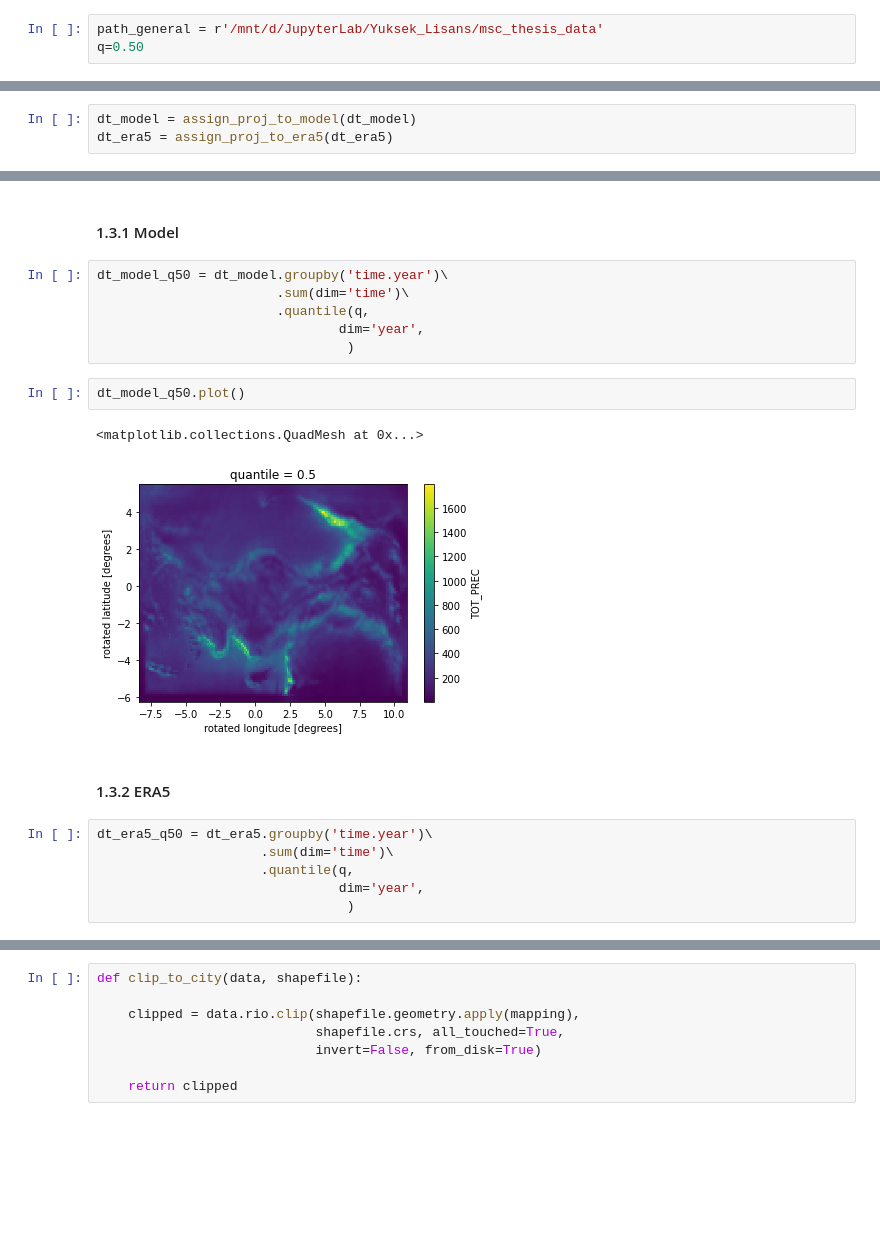
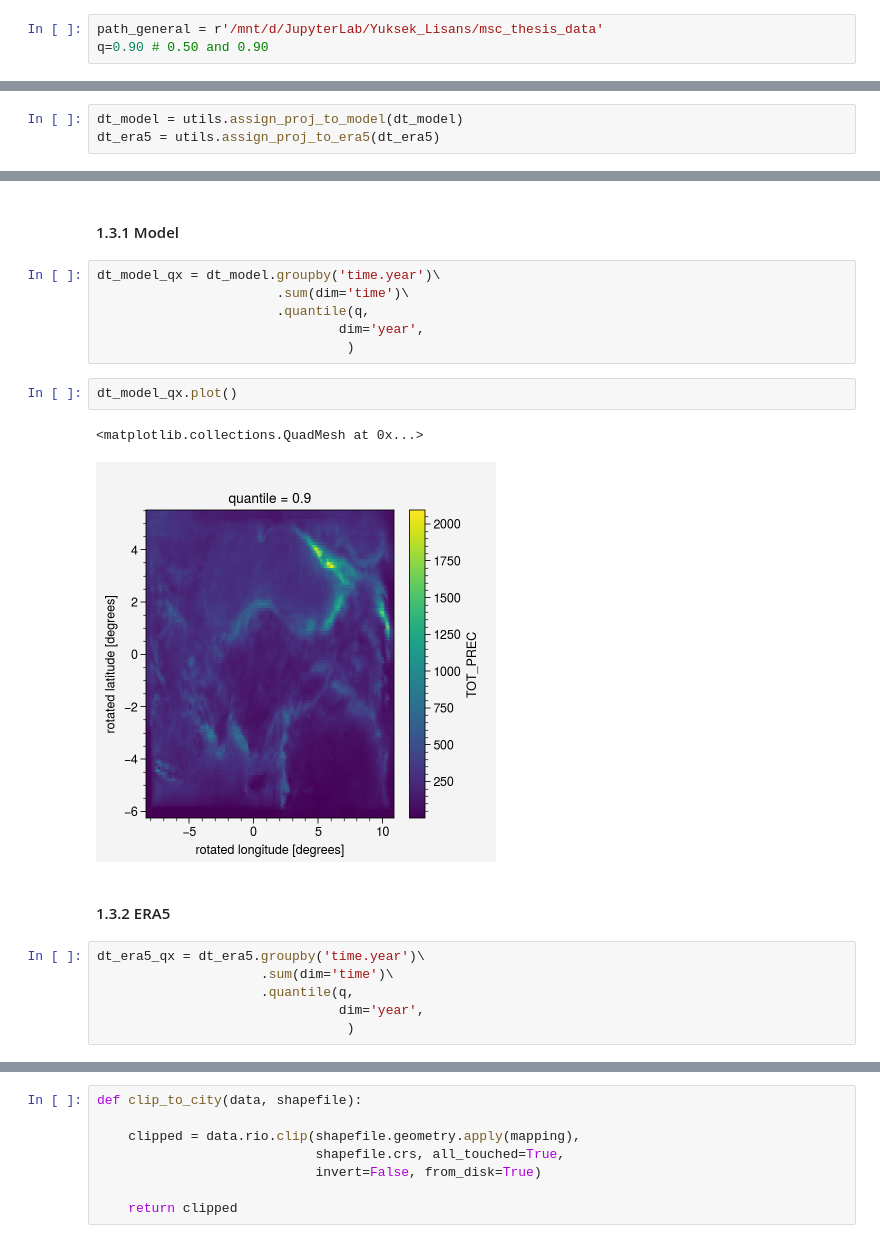
Before and after one commit to donmezkutay/msc-thesis-codes, a Jupyter notebook: verification.ipynb, the cells around one changed output, grey strips where cells are left out. Cells and saved outputs as stored; diff of their text form; blank space fills up the shorter version.

```diff
--- a/verification.ipynb
+++ b/verification.ipynb
@@ -13,6 +27,6 @@ import cartopy
 # %%
 path_general = r'/mnt/d/JupyterLab/Yuksek_Lisans/msc_thesis_data'
-q=0.50
+q=0.90 # 0.50 and 0.90
 # %% [markdown]
 ### 1.1 Open Data
 # %%
@@ -131,25 +92,25 @@ def assign_proj_to_era5(dt_era5):
 # %%
-dt_model = assign_proj_to_model(dt_model)
-dt_era5 = assign_proj_to_era5(dt_era5)
+dt_model = utils.assign_proj_to_model(dt_model)
+dt_era5 = utils.assign_proj_to_era5(dt_era5)
 # %% [markdown]
 ### 1.3 Calculate Percentile
 # %% [markdown]
 #### 1.3.1 Model
 # %%
-dt_model_q50 = dt_model.groupby('time.year')\
+dt_model_qx = dt_model.groupby('time.year')\
                        .sum(dim='time')\
                        .quantile(q,
                                dim='year',
                                 )
 # %%
-dt_model_q50.plot()
+dt_model_qx.plot()
 # %% [output]
 <matplotlib.collections.QuadMesh at 0x...>
-[figure, old version]
+[figure, new version]
 # %% [markdown]
 #### 1.3.2 ERA5
 # %%
-dt_era5_q50 = dt_era5.groupby('time.year')\
+dt_era5_qx = dt_era5.groupby('time.year')\
                      .sum(dim='time')\
                      .quantile(q,
                                dim='year',
```
Also changed, not shown: parts of 29 cells of this notebook, 2 other files.
